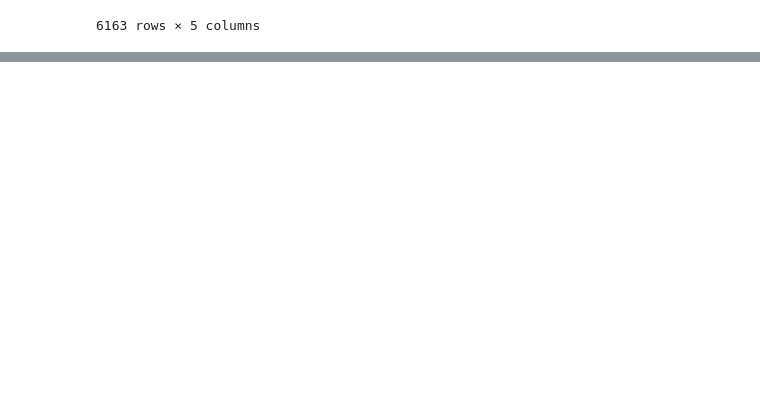
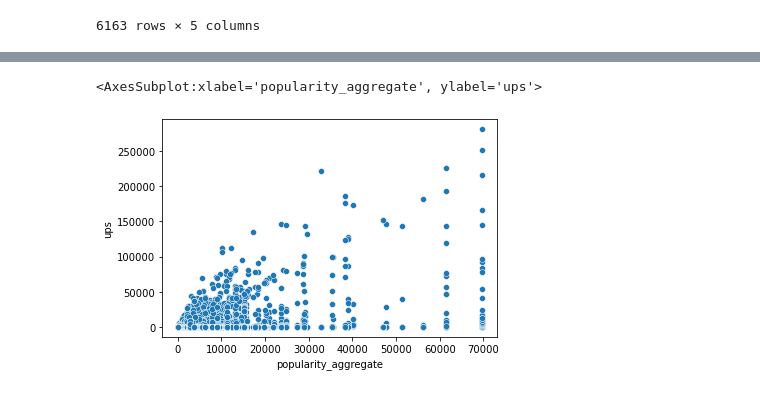
Before and after one commit to ElleNajt/ErdosInstitute-SIG_Project, a Jupyter notebook: Feature_Design/author_popularity.ipynb, the cells around one changed output, grey strips where cells are left out. Saved outputs shown, nothing was run; the diff lists cells and outputs as text; code cells hidden in the pictures; blank space fills up the shorter version.

```diff
--- a/Feature_Design/author_popularity.ipynb
+++ b/Feature_Design/author_popularity.ipynb
@@ -83,0 +100,10 @@ author_df.sort_values(by = 'popularity_aggregate', ascending = False).head(10)
+# %%
+merged = submissions_df.merge( author_df.popularity_aggregate, left_on = 'author', right_index = True)
+# %%
+
+sns.scatterplot( data = merged, x = "popularity_aggregate",y = 'ups')
+# of course this is a bit circular, since we are using the upvotes to measure the popularity aggregate score...
+# but this at least shows us that the behavior is kind of reasonable... whether or not its better than means or median or max idk...
+# %% [output]
+<AxesSubplot:xlabel='popularity_aggregate', ylabel='ups'>
+[figure, added]
```
Also changed, not shown: parts of 6 cells of this notebook.
